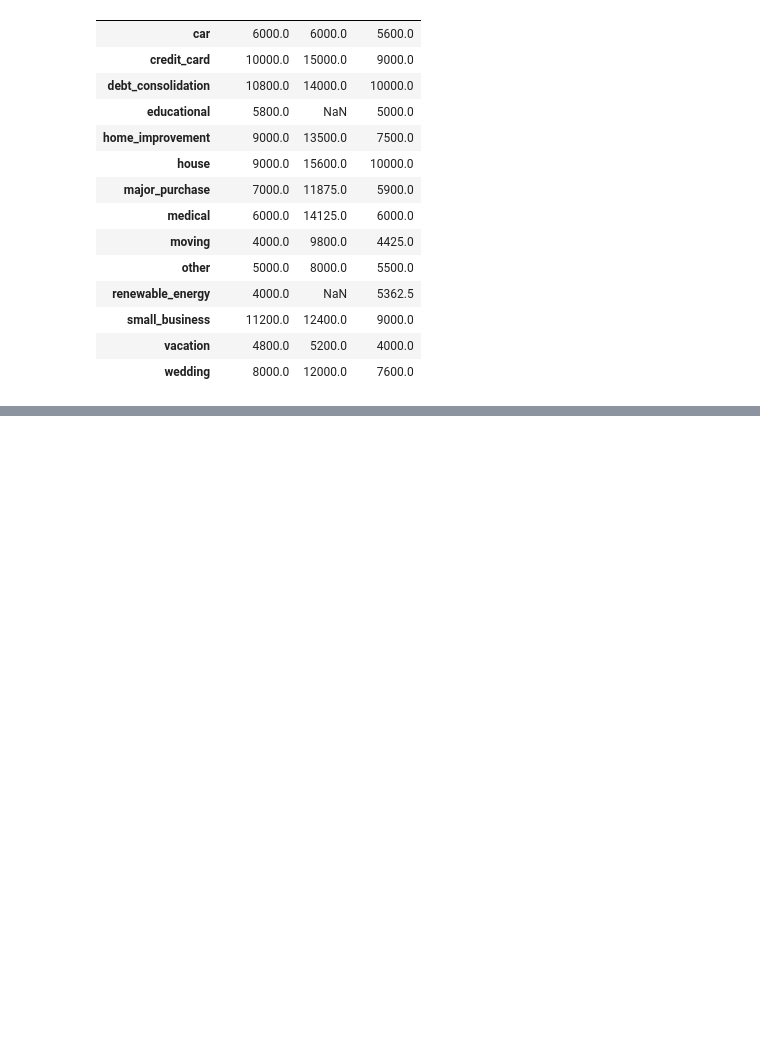
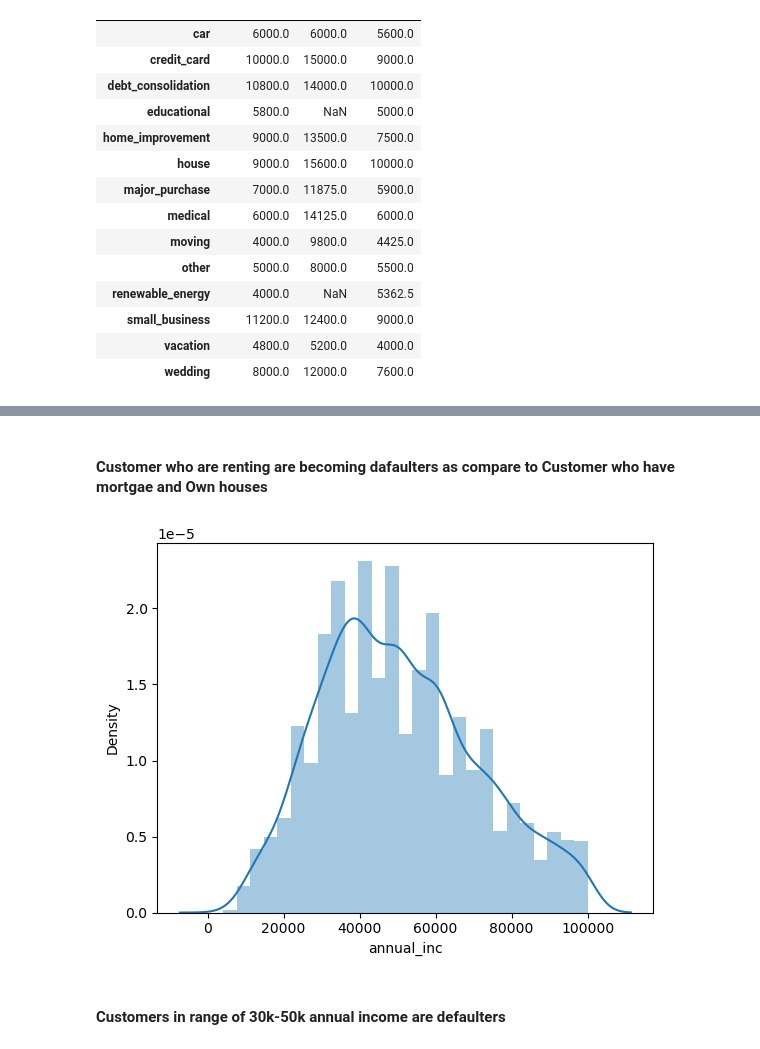
Before and after one commit to jatinmj/LendingClub_CaseStudy, a Jupyter notebook: Lending_club_caseStudy_Ishita_bhargava.ipynb, the cells around one changed output, grey strips where cells are left out. Drawn from its saved outputs; the diff is of its cells as text; code cells hidden in the pictures; blank space fills up the shorter version.

```diff
--- a/Lending_club_caseStudy_Ishita_bhargava.ipynb
+++ b/Lending_club_caseStudy_Ishita_bhargava.ipynb
@@ -1542,0 +1609,9 @@ pt_loanamount
+# %% [markdown]
+#### Customer who are renting are becoming dafaulters as compare to Customer who have mortgae and Own houses
+# %%
+sns.distplot(data_chargedoff['annual_inc'])
+plt.show()
+# %% [output]
+[figure, added]
+# %% [markdown]
+#### Customers in range of 30k-50k annual income are defaulters
```
Also changed, not shown: parts of 18 cells of this notebook, 1 other file.
